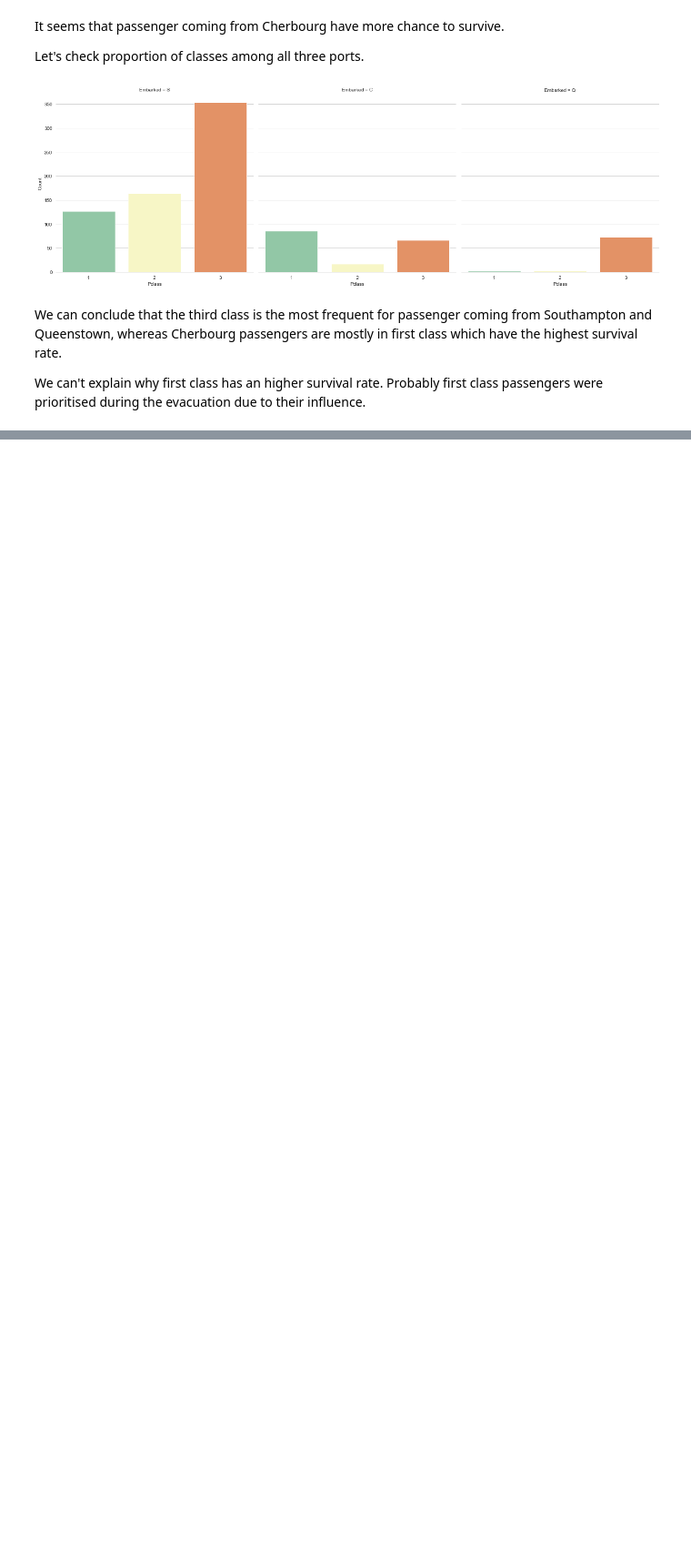
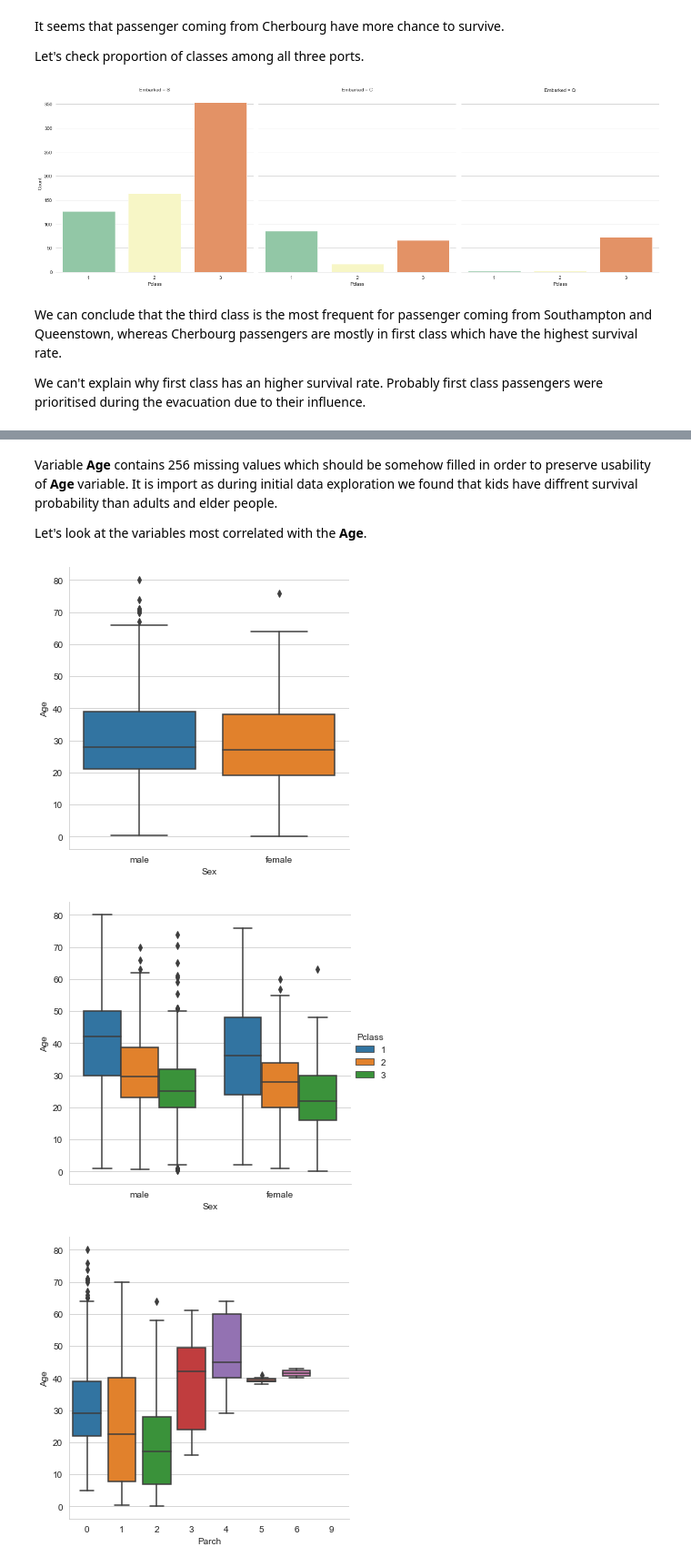
Before and after one commit to mmaku/Kaggle_titanic, a Jupyter notebook: 11 Titanic.ipynb, the cells around one changed output, grey strips where cells are left out. Shown at 91% size. Drawn from its saved outputs; the diff is of its cells as text; code cells hidden in the pictures; blank space fills up the shorter version.

Commit message:
Initial checks of missing values

```diff
--- a/11 Titanic.ipynb
+++ b/11 Titanic.ipynb
@@ -27 +14,15 @@ sns.set_style('whitegrid')
+# %%
+%matplotlib inline
+
+import sys
+
+import pandas as pd
+import numpy as np
+import matplotlib.pyplot as plt
+import seaborn as sns
+
+from sklearn import preprocessing
+
+
+sns.set_style('whitegrid')
 # %% [markdown]
@@ -343,0 +349,14 @@ We can't explain why first class has an higher survival rate. Probably first cla
+# %% [markdown]
+Variable **Age** contains 256 missing values which should be somehow filled in order to preserve usability of **Age** variable. It is import as during initial data exploration we found that kids have diffrent survival probability than adults and elder people.
+
+Let's look at the variables most correlated with the **Age**.
+# %%
+#  Age vs Sex, Parch, Pclass and SibSP (whole dataset)
+g = sns.catplot(y="Age", x="Sex", data=dataset, kind="box")
+g = sns.catplot(y="Age", x="Sex", hue="Pclass", data=dataset, kind="box")
+g = sns.catplot(y="Age", x="Parch", data=dataset, kind="box")
+g = sns.catplot(y="Age", x="SibSp", data=dataset, kind="box")
+# %% [output]
+[figure, added]
+[figure, added]
+[figure, added]
```
Also changed, not shown: parts of 20 cells of this notebook.
